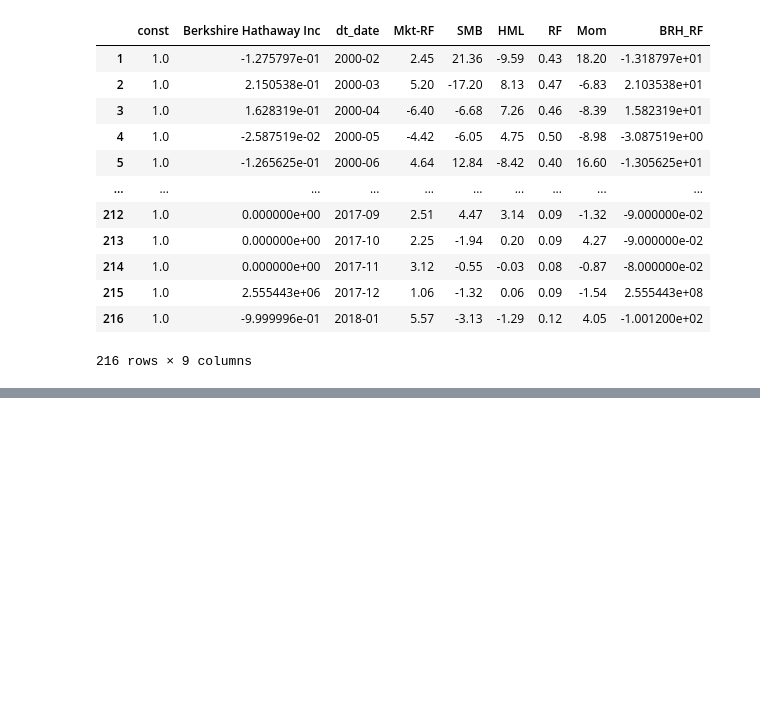
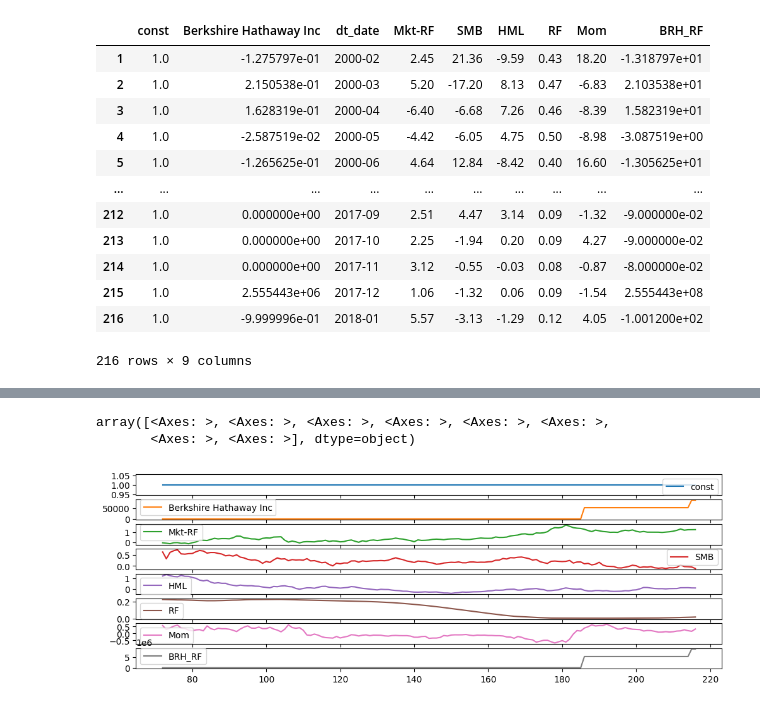
Before and after one commit to jpisani86/finance_projects, a Jupyter notebook: Berkshire_Carhart_4_risk_factors_model.ipynb, the cells around one changed output, grey strips where cells are left out. Cells and saved outputs as stored; diff of their text form; code cells hidden in the pictures; blank space fills up the shorter version.

```diff
--- a/Berkshire_Carhart_4_risk_factors_model.ipynb
+++ b/Berkshire_Carhart_4_risk_factors_model.ipynb
@@ -278,0 +317,8 @@ Notes:
+# %%
+# subplots of all data series
+# smoothing the time series by taking the rolling 72 months mean
+BRH_ffm_merge_df_constant.rolling(72).mean().plot(subplots=True, figsize=(12,4))
+# %% [output]
+array([<Axes: >, <Axes: >, <Axes: >, <Axes: >, <Axes: >, <Axes: >,
+       <Axes: >, <Axes: >], dtype=object)
+[figure, added]
```
Also changed, not shown: parts of 25 cells of this notebook.
